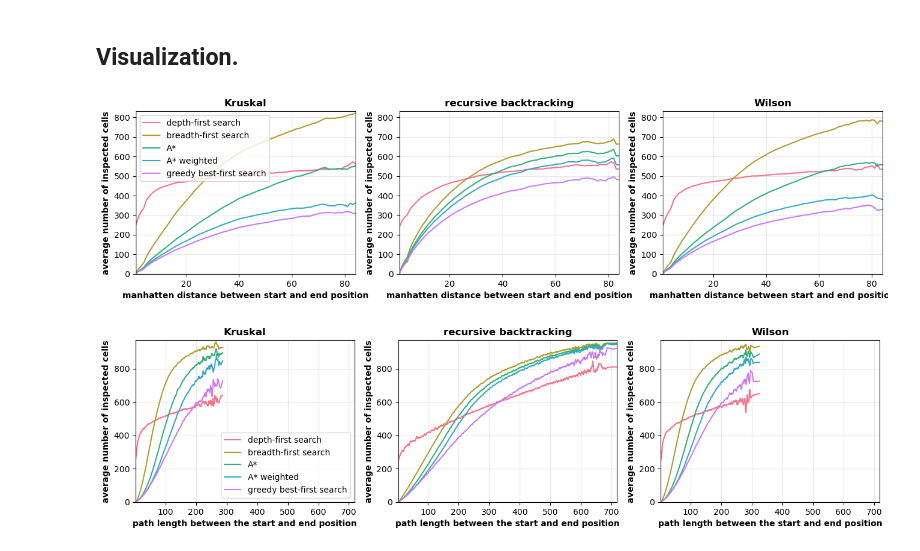
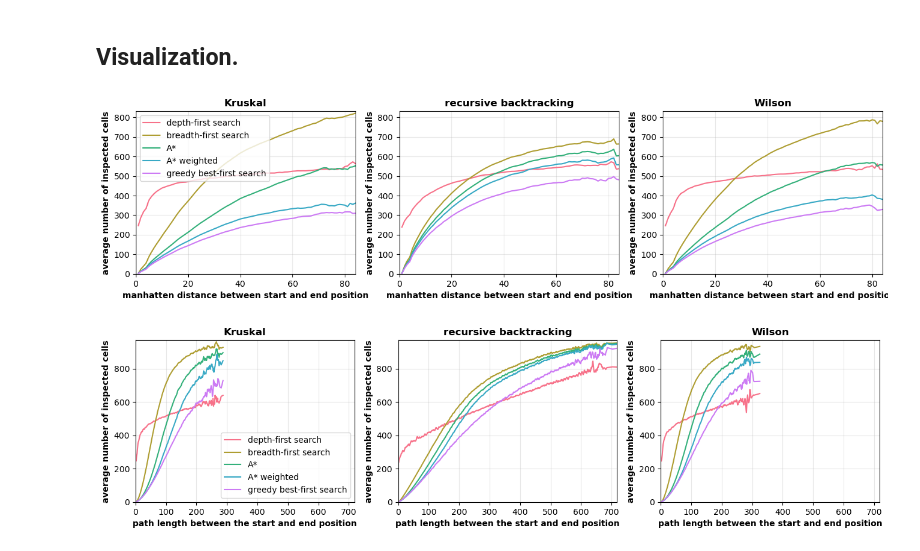
Before and after one commit to startbit96/mazes, a Jupyter notebook: benchmark_analysis/analysis.ipynb, the cells around one changed output. Saved outputs shown, nothing was run; the diff lists cells and outputs as text; code cells hidden in the pictures.

```diff
--- a/benchmark_analysis/analysis.ipynb
+++ b/benchmark_analysis/analysis.ipynb
@@ -58,33 +58,33 @@ x_labels = ["manhatten distance between start and end position", "path length be
 for idx_x, column_name in enumerate(column_names):
     fig, axes = plt.subplots(1, len(generation_algorithms), figsize=(16,3.5))
     y_max = 0 # for equal y ranges.
     for idx_gen, generation_algorithm in enumerate(generation_algorithms):
         ax = axes[idx_gen]
         # Filter only the current generation algorithm.
         df_generation_algorithm = df[df["generation_algorithm"] == generation_algorithm]
         # For all solving algorithms, calculate the statistic and plot it.
         # For specific order:
         solving_algorithms = ['depth-first search', 'breadth-first search', 'A*', 'A* weighted', 'greedy best-first search']
         for idx_sol, solving_algorithm in enumerate(solving_algorithms):
             # Calculate average and standard deviation
             df_stats = df_generation_algorithm.groupby(column_name)[solving_algorithm].agg(['mean']).reset_index()
             df_stats["mean"] = df_stats["mean"].rolling(window=4, min_periods=1).mean()
             y_max = max(y_max, df_stats["mean"].max())
             ax.plot(df_stats[column_name], df_stats["mean"], c=clrs[idx_sol], label=solving_algorithm)
         label_weight = "bold"
         ax.set_title(generation_algorithm, weight=label_weight)
         ax.set_xlabel(x_labels[idx_x], weight=label_weight)
         ax.set_ylabel("average number of inspected cells", weight=label_weight)
-        xlim = [min(df[column_name]), max(df[column_name])]
+        xlim = [0, max(df[column_name])]
         ax.set_xlim(xlim)
         ax.grid(alpha=0.3)
         if idx_gen == 0:
             ax.legend()
     # Set equal y ranges.
     for ax in axes:
         ax.set_ylim([0, y_max + 10])
     plt.show()
     fig.savefig("./analysis_" + column_name + "_" + benchmark_name + ".png", bbox_inches="tight")
 # %% [output]
-[figure, old version]
+[figure, new version]
-[figure, old version]
+[figure, new version]
```
Also changed, not shown: 12 other files.
